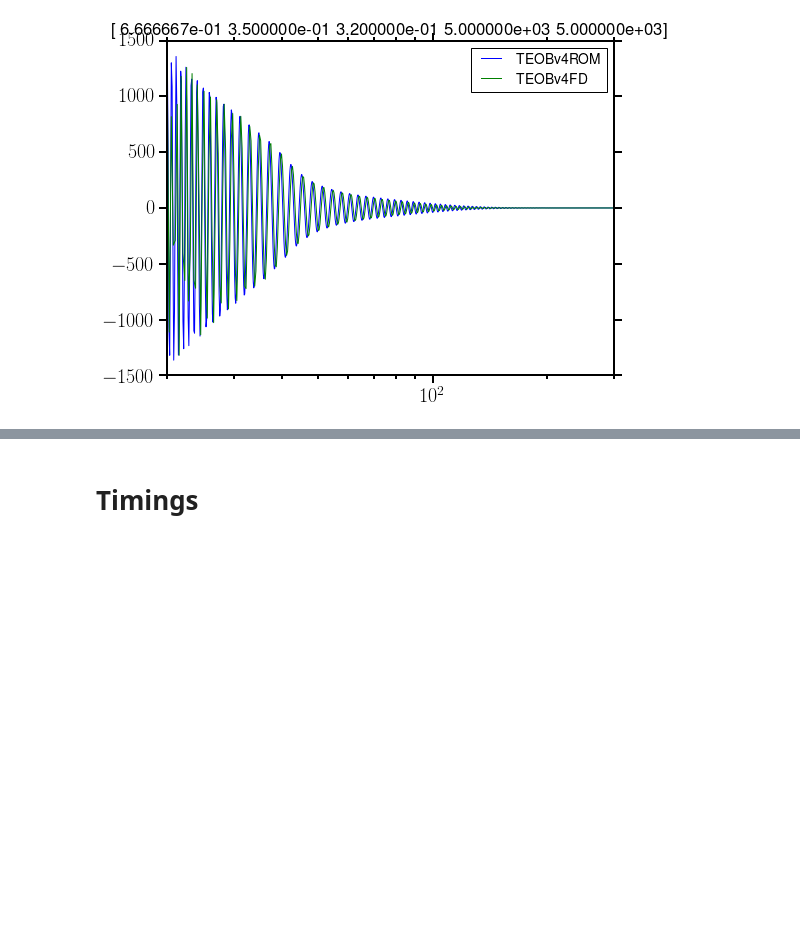
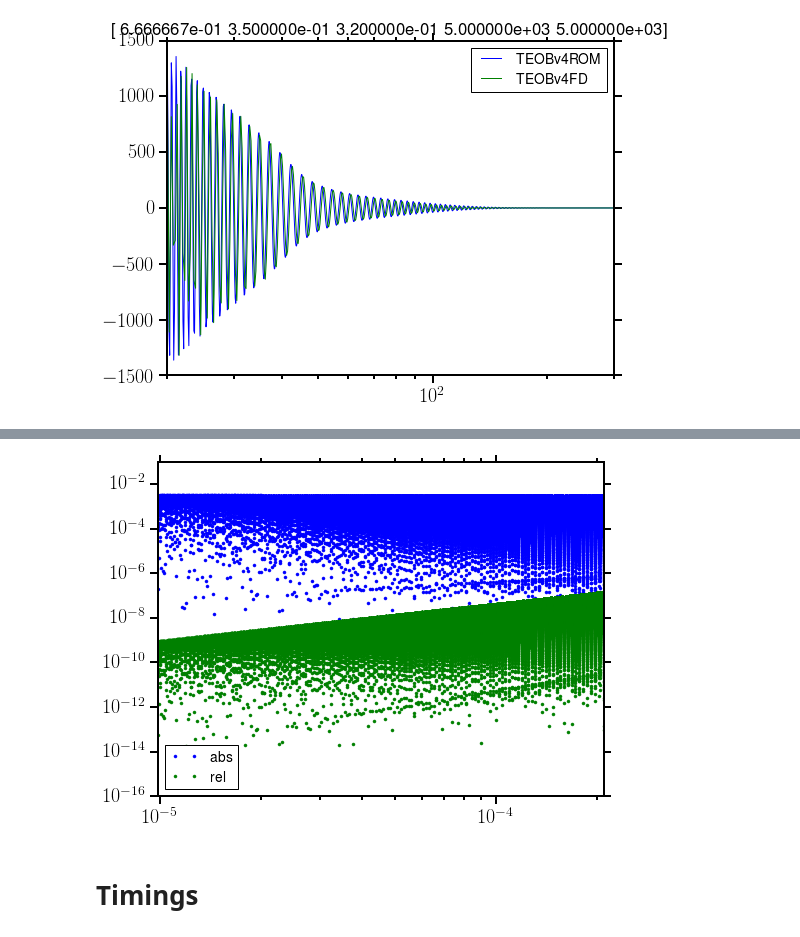
Before and after one commit to benjaminlackey/gpsurrogate, a Jupyter notebook: src/TEOB-LAL-implementation/LalsuiteSurrogate_MP.ipynb, the cells around one changed output, grey strips where cells are left out. Saved outputs shown, nothing was run; the diff lists cells and outputs as text; code cells hidden in the pictures; blank space fills up the shorter version.

```diff
--- a/src/TEOB-LAL-implementation/LalsuiteSurrogate_MP.ipynb
+++ b/src/TEOB-LAL-implementation/LalsuiteSurrogate_MP.ipynb
@@ -1827,3 +1908,18 @@ plt.xlim([20, 300]);
+# %%
+phi = f2.taylorf2_phase(Mf_phi, tbymc, phic, eta, spin1z, spin2z, lambda1, lambda2)
+phiI = spline(Mf_phi, phi, k=3, ext=0)
+
+phi_test = f2.taylorf2_phase(g_test, tbymc, phic, eta, spin1z, spin2z, lambda1, lambda2)
+phi_err_abs = phiI(g_test) - phi_test
+phi_err_rel = phi_err_abs / phi_test
+# %%
+plt.loglog(g_test, np.abs(phi_err_abs), '.', label='abs');
+plt.loglog(g_test, np.abs(phi_err_rel), '.', label='rel');
+plt.legend(loc=3)
+# plt.xlim([Mf_min, Mf_max]);
+plt.xlim([Mf_min_orig, Mf_max_orig]);
+# %% [output]
+[figure, added]
 # %% [markdown]
 # Timings
 # %% [markdown]
```
Also changed, not shown: parts of 28 cells of this notebook, 2 other files.
